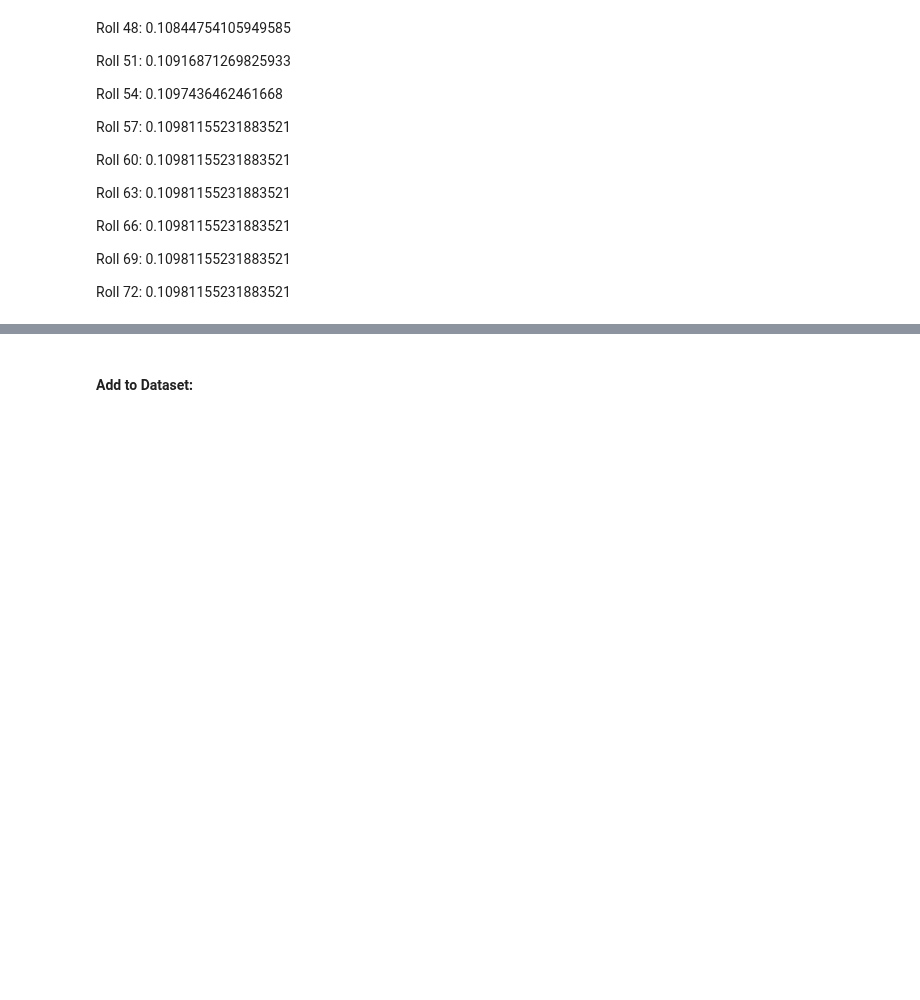
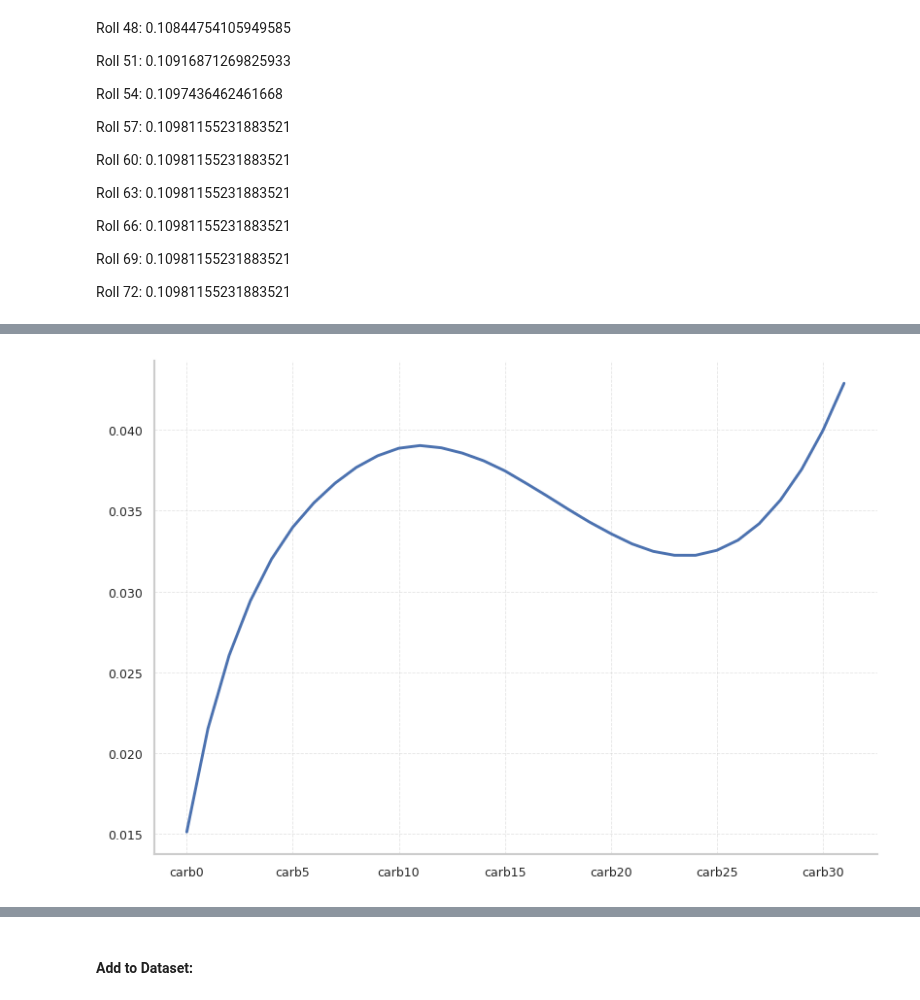
Before and after one commit to fabriziobasso/Colab_backup, a Jupyter notebook: File_01_EDA_extradata.ipynb, the cells around one changed output, grey strips where cells are left out. Cells and saved outputs as stored; diff of their text form; code cells hidden in the pictures; blank space fills up the shorter version.

```diff
--- a/File_01_EDA_extradata.ipynb
+++ b/File_01_EDA_extradata.ipynb
@@ -686,0 +704,5 @@ df_test = pd.read_csv('/content/drive/MyDrive/Exercises/Studies_Structured_Data/
+# %%
+df_train.time = pd.to_datetime(df_train.time)
+df_test.time = pd.to_datetime(df_test.time)
+# %%
+df_train.reset_index(inplace=True, drop=True)
@@ -686,0 +711,9 @@ df_test = pd.read_csv('/content/drive/MyDrive/Exercises/Studies_Structured_Data/
+# %%
+df_train["minute"] = [x.minute for x in df_train.time]
+df_train["hour"] = [x.hour for x in df_train.time]
+
+df_test["minute"] = [x.minute for x in df_test.time]
+df_test["hour"] = [x.hour for x in df_test.time]
+
+df_train.drop("time", axis=1, inplace=True)
+df_test.drop("time", axis=1, inplace=True)
@@ -990,8 +1015,8 @@ insulin_col_train_average.max().max(),insulin_col_train_average.min().min()
 # %% [markdown]
 ### 3.0 Carb:
 # %%
-carb_col_train = train.filter(regex='carbs|time|p_num|bg+1:00|hour|minute')
-carb_col_test = test.filter(regex='carbs|time|p_num|bg+1:00|hour|minute')
-carb_col_train["bg+1:00"] = train["bg+1:00"]
+# carb_col_train = df_train.filter(regex='carb|time|p_num')
+# carb_col_test = df_test.filter(regex='carb|time|p_num')
+# carb_col_train["bg+1:00"] = df_train["bg+1:00"]
 
 carb_col_train.head()
@@ -1065,13 +1101,14 @@ Roll 72: 0.10981155231883521
 # %%
-carb_col_train_average = carb_col_train.drop(columns=["p_num","bg+1:00"]).T.rolling(5,min_periods=1).mean().T
-carb_col_test_average = carb_col_test.drop(columns=["p_num"]).T.rolling(5,min_periods=1).mean().T
+carb_col_train_average = carb_col_train.drop(columns=["p_num","bg+1:00"]).T.rolling(32,min_periods=1).mean().T
+carb_col_test_average = carb_col_test.drop(columns=["p_num"]).T.rolling(32,min_periods=1).mean().T
 
 #carb_col_train_average.clip(lower=0,upper=2.9,inplace=True)
 #carb_col_test_average.clip(lower=0,upper=2.9,inplace=True)
 
-carb_col_train_average["bg+1:00"] = train["bg+1:00"]
+carb_col_train_average["bg+1:00"] = df_train["bg+1:00"]
 carb_col_train_average.corr()["bg+1:00"][:-1].plot()
 plt.show()
 carb_col_train_average.drop(columns=["bg+1:00"],inplace=True)
-cols = list(carb_col_train_average.columns)
+# %% [output]
+[figure, added]
 # %%
```
Also changed, not shown: parts of 130 cells of this notebook.
